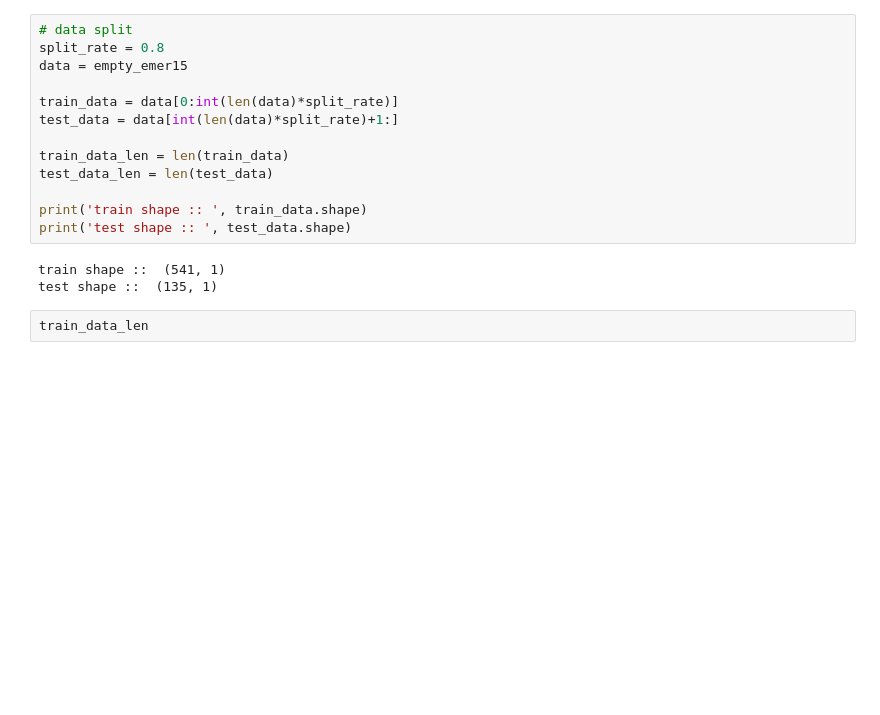
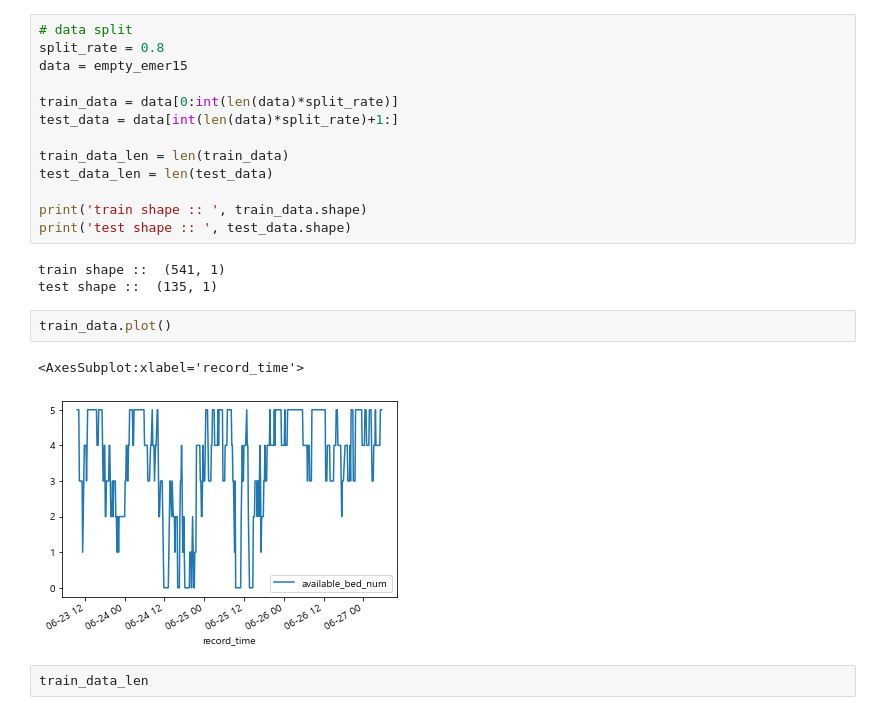
Before and after one commit to HyeonheeKo/emergency, a Jupyter notebook: RNN_GRU_guidecode.ipynb, the cells around one changed output. Cells and saved outputs as stored; diff of their text form; blank space fills up the shorter version.

```diff
--- a/RNN_GRU_guidecode.ipynb
+++ b/RNN_GRU_guidecode.ipynb
@@ -61,6 +61,11 @@ print('test shape :: ', test_data.shape)
 # %% [output]
 train shape ::  (541, 1)
 test shape ::  (135, 1)
+# %%
+train_data.plot()
+# %% [output]
+<AxesSubplot:xlabel='record_time'>
+[figure, added]
 # %%
 train_data_len
 # %% [output]
```
Also changed, not shown: parts of 31 cells of this notebook.
